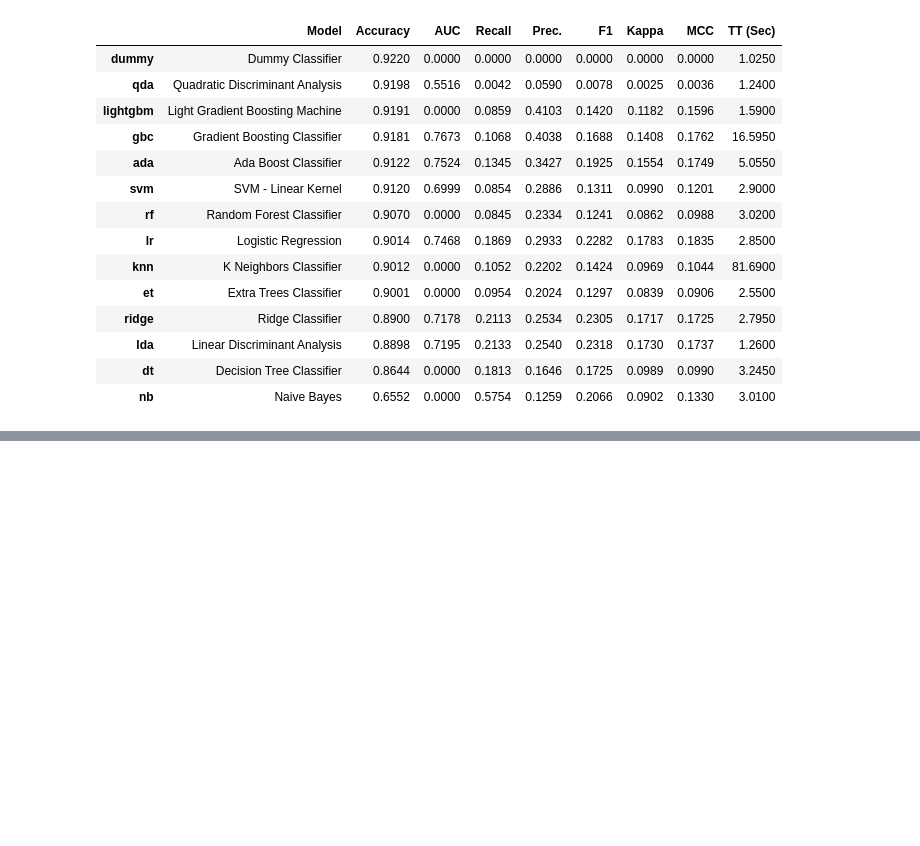
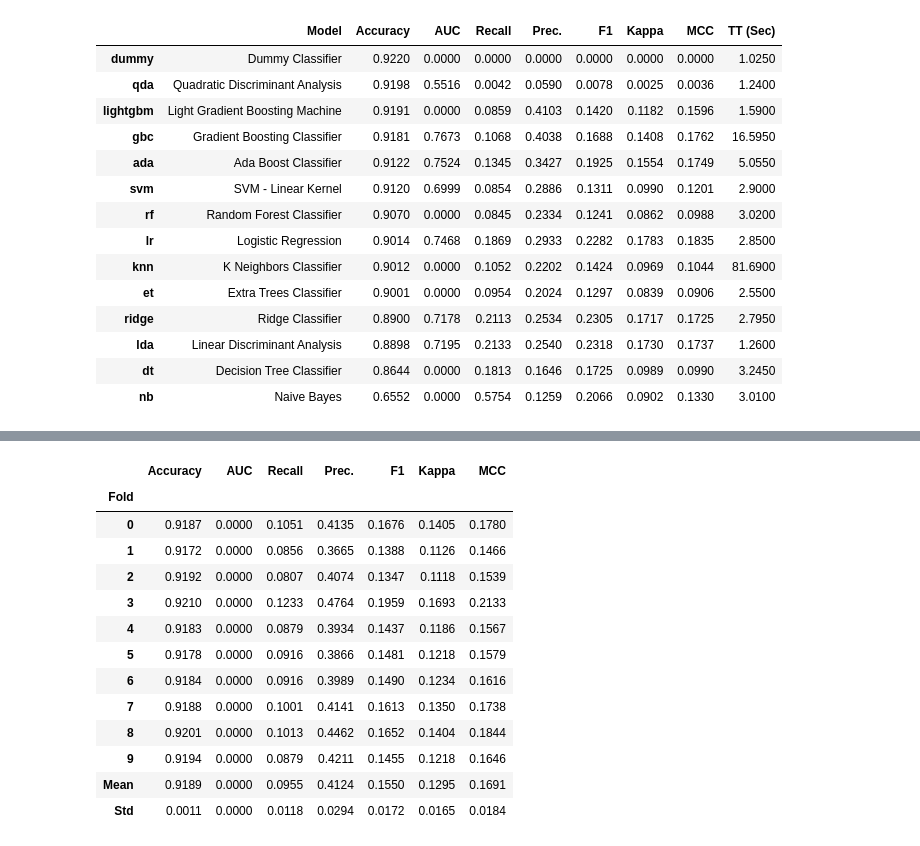
Before and after one commit to PedroHang/Scikit_Pipeline, a Jupyter notebook: Exercise.ipynb, the cells around one changed output, grey strips where cells are left out. Drawn from its saved outputs; the diff is of its cells as text; code cells hidden in the pictures; blank space fills up the shorter version.

```diff
--- a/Exercise.ipynb
+++ b/Exercise.ipynb
@@ -734,0 +733,3 @@ xxx = create_model('xxx')
+# %%
+lightgbm_model = create_model('lightgbm')
+# %% [output]
@@ -734,0 +737,14 @@ xxx = create_model('xxx')
+|  | Accuracy | AUC | Recall | Prec. | F1 | Kappa | MCC |
+| Fold |  |  |  |  |  |  |  |
+| 0 | 0.9187 | 0.0000 | 0.1051 | 0.4135 | 0.1676 | 0.1405 | 0.1780 |
+| 1 | 0.9172 | 0.0000 | 0.0856 | 0.3665 | 0.1388 | 0.1126 | 0.1466 |
+| 2 | 0.9192 | 0.0000 | 0.0807 | 0.4074 | 0.1347 | 0.1118 | 0.1539 |
+| 3 | 0.9210 | 0.0000 | 0.1233 | 0.4764 | 0.1959 | 0.1693 | 0.2133 |
+| 4 | 0.9183 | 0.0000 | 0.0879 | 0.3934 | 0.1437 | 0.1186 | 0.1567 |
+| 5 | 0.9178 | 0.0000 | 0.0916 | 0.3866 | 0.1481 | 0.1218 | 0.1579 |
+| 6 | 0.9184 | 0.0000 | 0.0916 | 0.3989 | 0.1490 | 0.1234 | 0.1616 |
+| 7 | 0.9188 | 0.0000 | 0.1001 | 0.4141 | 0.1613 | 0.1350 | 0.1738 |
+| 8 | 0.9201 | 0.0000 | 0.1013 | 0.4462 | 0.1652 | 0.1404 | 0.1844 |
+| 9 | 0.9194 | 0.0000 | 0.0879 | 0.4211 | 0.1455 | 0.1218 | 0.1646 |
+| Mean | 0.9189 | 0.0000 | 0.0955 | 0.4124 | 0.1550 | 0.1295 | 0.1691 |
+| Std | 0.0011 | 0.0000 | 0.0118 | 0.0294 | 0.0172 | 0.0165 | 0.0184 |
```
Also changed, not shown: parts of 5 cells of this notebook, 7 other files.
